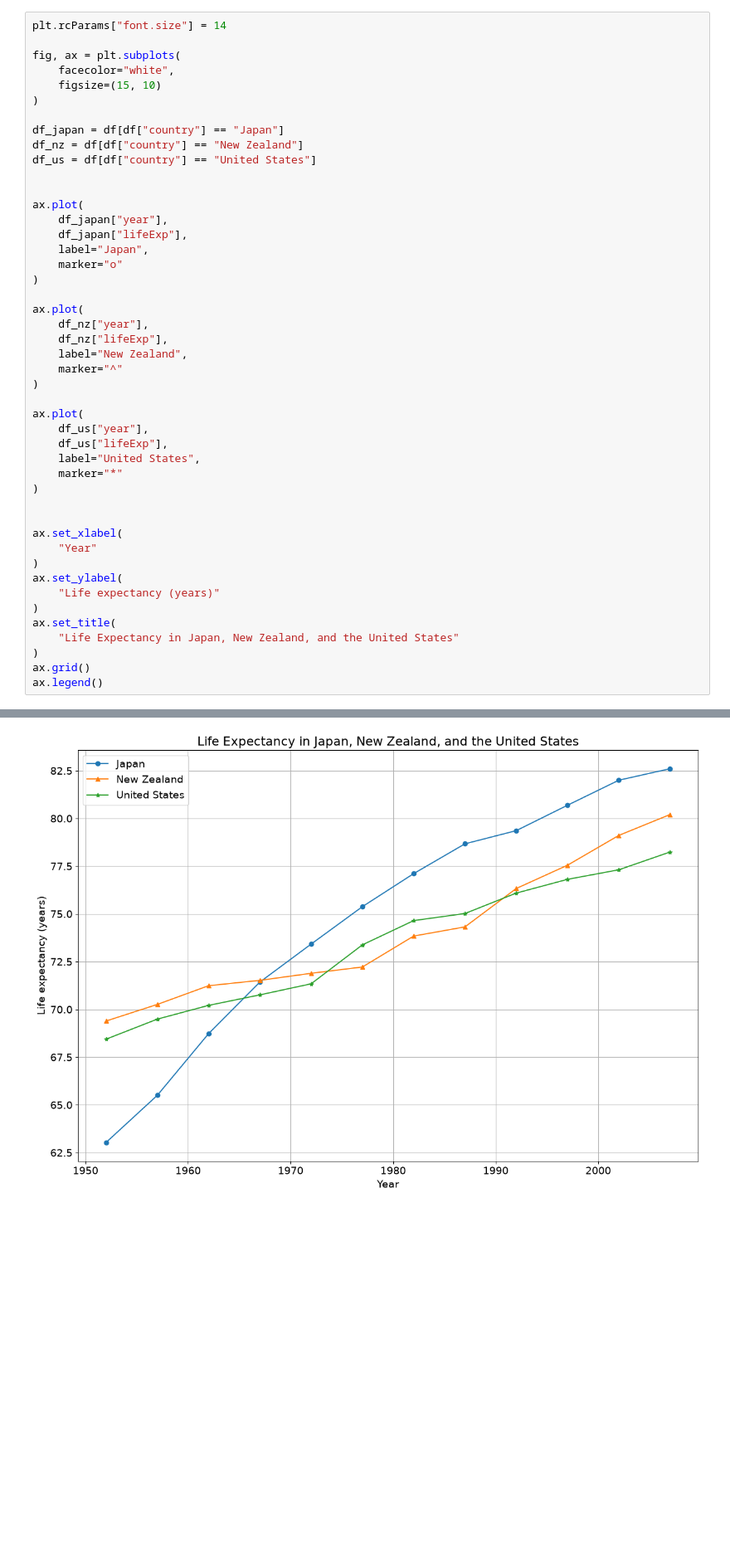
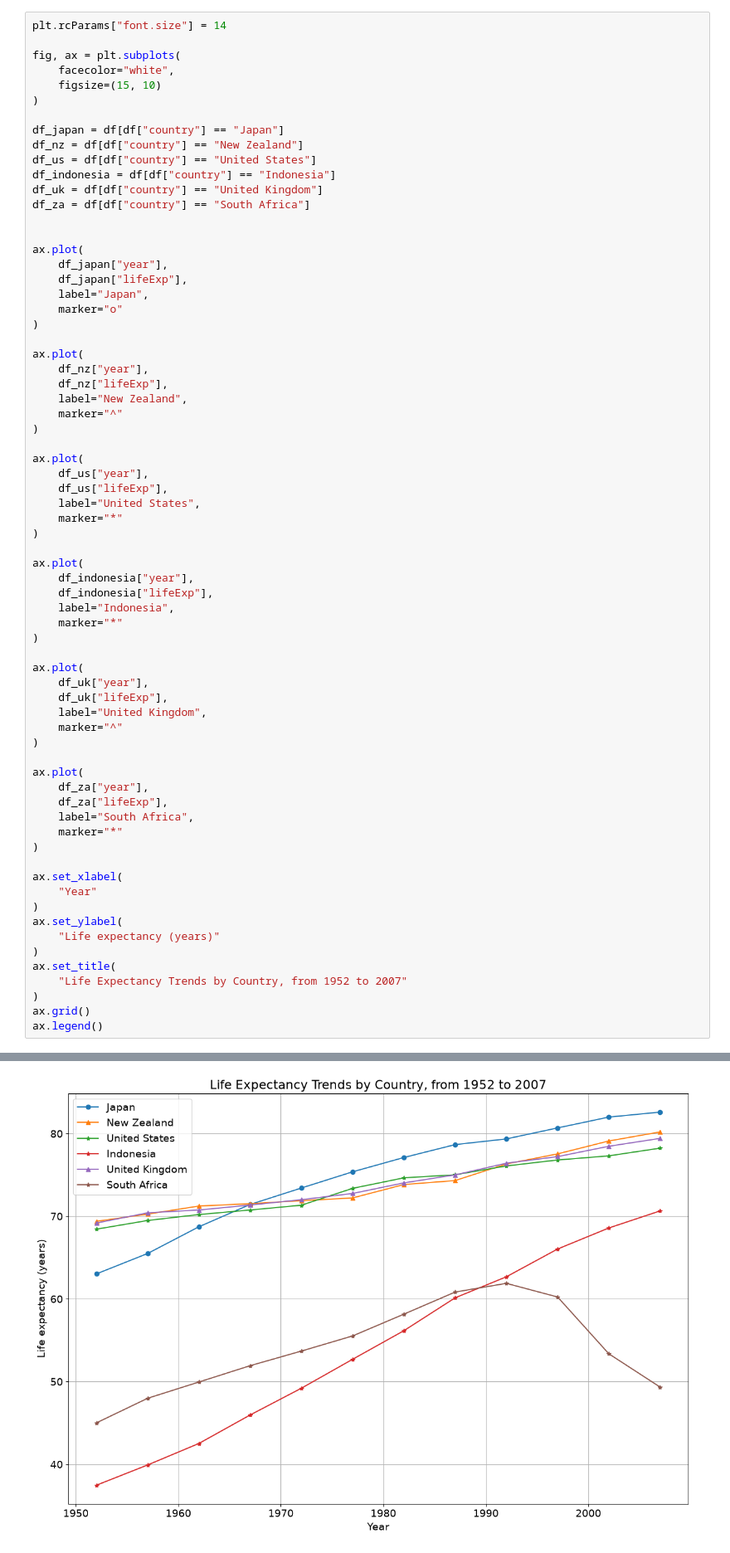
Before and after one commit to kazushiUC/matplotlib-practice, a Jupyter notebook: mini_projects/practice_02_gapminder/practice_02_gapminder.ipynb, the cells around one changed output, grey strips where cells are left out. Shown at 83% size. Saved outputs shown, nothing was run; the diff lists cells and outputs as text; blank space fills up the shorter version.

```diff
--- a/mini_projects/practice_02_gapminder/practice_02_gapminder.ipynb
+++ b/mini_projects/practice_02_gapminder/practice_02_gapminder.ipynb
@@ -229,6 +229,9 @@ fig, ax = plt.subplots(
 df_japan = df[df["country"] == "Japan"]
 df_nz = df[df["country"] == "New Zealand"]
 df_us = df[df["country"] == "United States"]
+df_indonesia = df[df["country"] == "Indonesia"]
+df_uk = df[df["country"] == "United Kingdom"]
+df_za = df[df["country"] == "South Africa"]
 
 
 ax.plot(
@@ -238,32 +241,52 @@ ax.plot(
     marker="o"
 )
 
 ax.plot(
     df_nz["year"],
     df_nz["lifeExp"],
     label="New Zealand",
     marker="^"
 )
 
 ax.plot(
     df_us["year"],
     df_us["lifeExp"],
     label="United States",
     marker="*"
 )
 
+ax.plot(
+    df_indonesia["year"],
+    df_indonesia["lifeExp"],
+    label="Indonesia",
+    marker="*"
+)
+
+ax.plot(
+    df_uk["year"],
+    df_uk["lifeExp"],
+    label="United Kingdom",
+    marker="^"
+)
+
+ax.plot(
+    df_za["year"],
+    df_za["lifeExp"],
+    label="South Africa",
+    marker="*"
+)
 
 ax.set_xlabel(
     "Year"
 )
 ax.set_ylabel(
     "Life expectancy (years)"
 )
 ax.set_title(
-    "Life Expectancy in Japan, New Zealand, and the United States"
+    "Life Expectancy Trends by Country, from 1952 to 2007"
 )
 ax.grid()
 ax.legend()
 # %% [output]
 <matplotlib.legend.Legend at 0x...>
-[figure, old version]
+[figure, new version]
```
Also changed, not shown: parts of 8 cells of this notebook, 1 other file.
